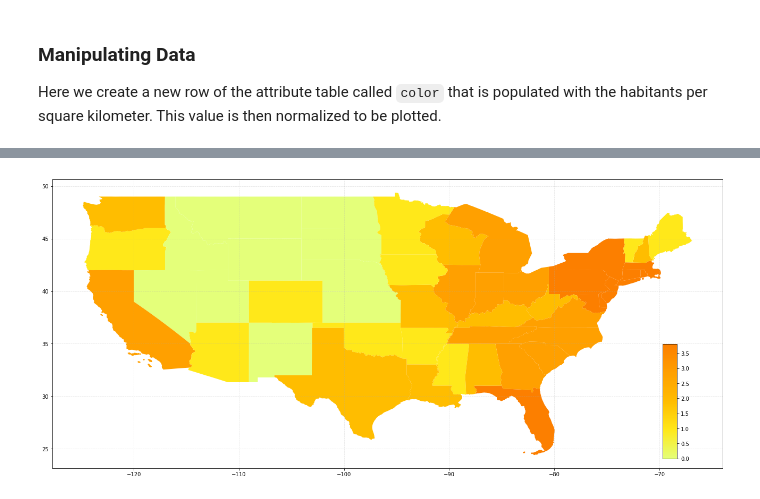
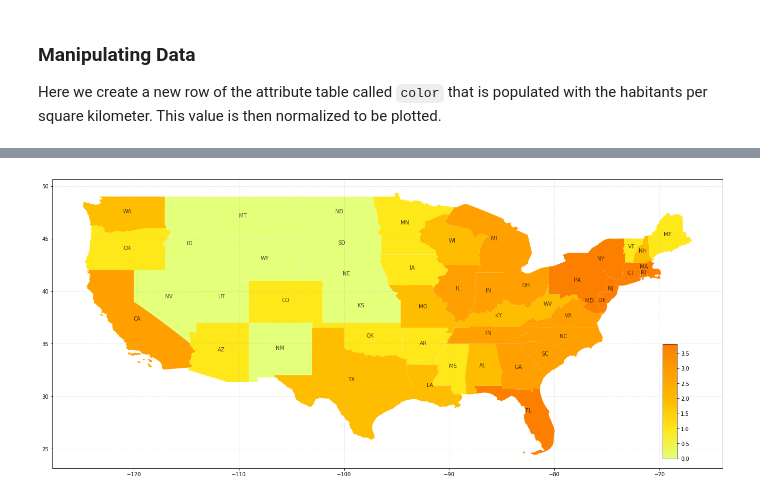
Before and after one commit to michaelheyman/map-of-the-day, a Jupyter notebook: map-of-the-day.ipynb, the cells around one changed output, grey strips where cells are left out. Cells and saved outputs as stored; diff of their text form; code cells hidden in the pictures.

Commit message:
Add state label to state centroid

```diff
--- a/map-of-the-day.ipynb
+++ b/map-of-the-day.ipynb
@@ -82,18 +82,24 @@ And finally, we add a color bar to the map.
 # %%
 vmin, vmax = round(min(pop_dens_list),2), round(max(pop_dens_list),2)
 
 # plot the graph
 ax = data.plot(column='POPSQKM', cmap='Wistia', scheme='quantiles', figsize=(plot_size))
+
+# put labels on center of states
+for idx, row in data.iterrows():
+    if row['STUSPS10'] != 'DC':
+        plt.annotate(s=row['STUSPS10'], xy=(row['geometry'].centroid.x, row['geometry'].centroid.y),
+                 horizontalalignment='center', alpha=0.7)
 
 # add colorbar
 fig = ax.get_figure()
 cax = fig.add_axes([0.8, 0.15, 0.015, 0.3])
 sm = plt.cm.ScalarMappable(cmap='Wistia', norm=plt.Normalize(vmin=vmin, vmax=vmax))
 sm._A = []
 fig.colorbar(sm, cax=cax)
 
 # add latitude and longitude lines
 ax.grid('on', which='major', axis='x', linestyle='dashed', alpha=0.3)
 ax.grid('on', which='major', axis='y', linestyle='dashed', alpha=0.3)
 # %% [output]
-[figure, old version]
+[figure, new version]
```
Also changed, not shown: 1 other file.
